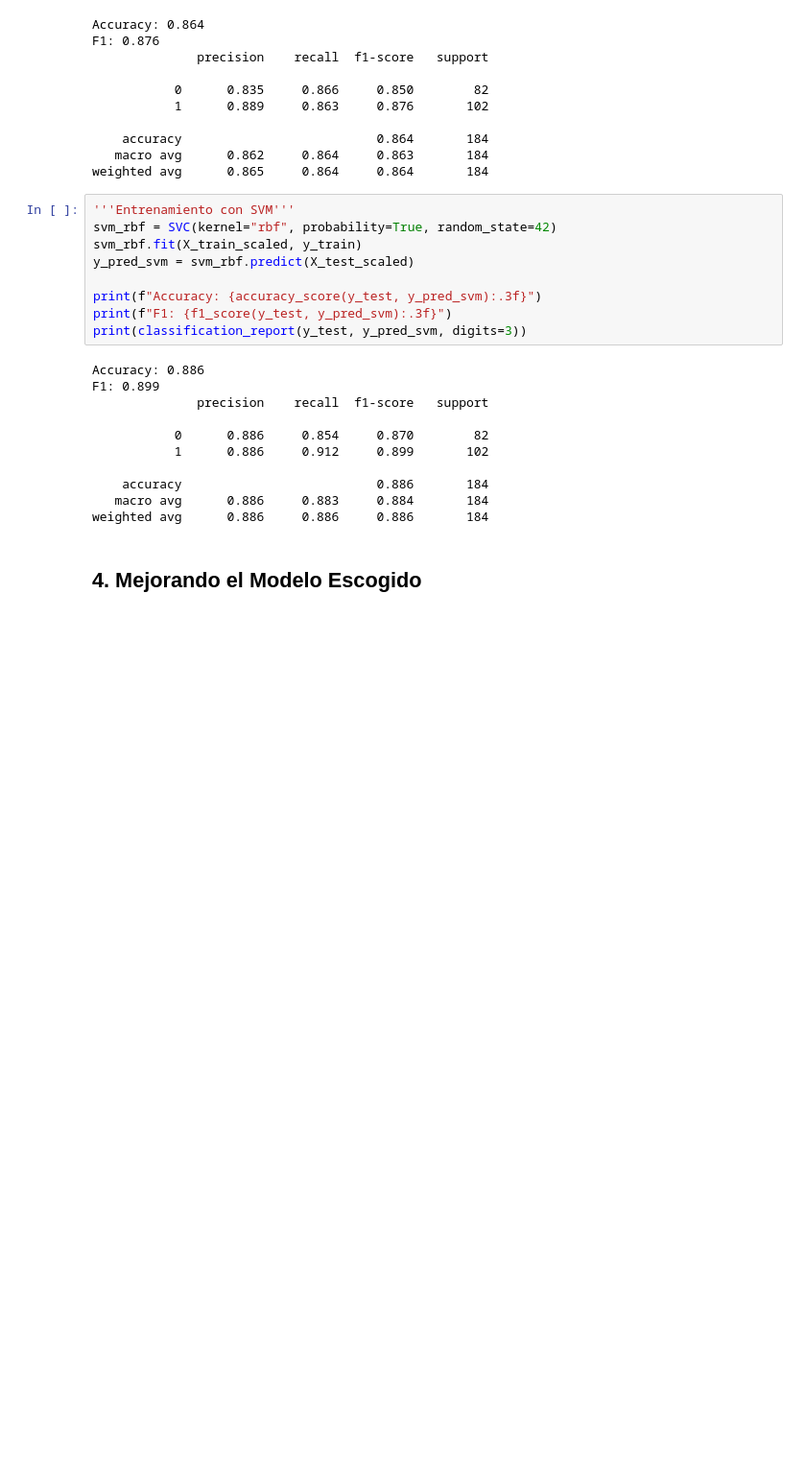
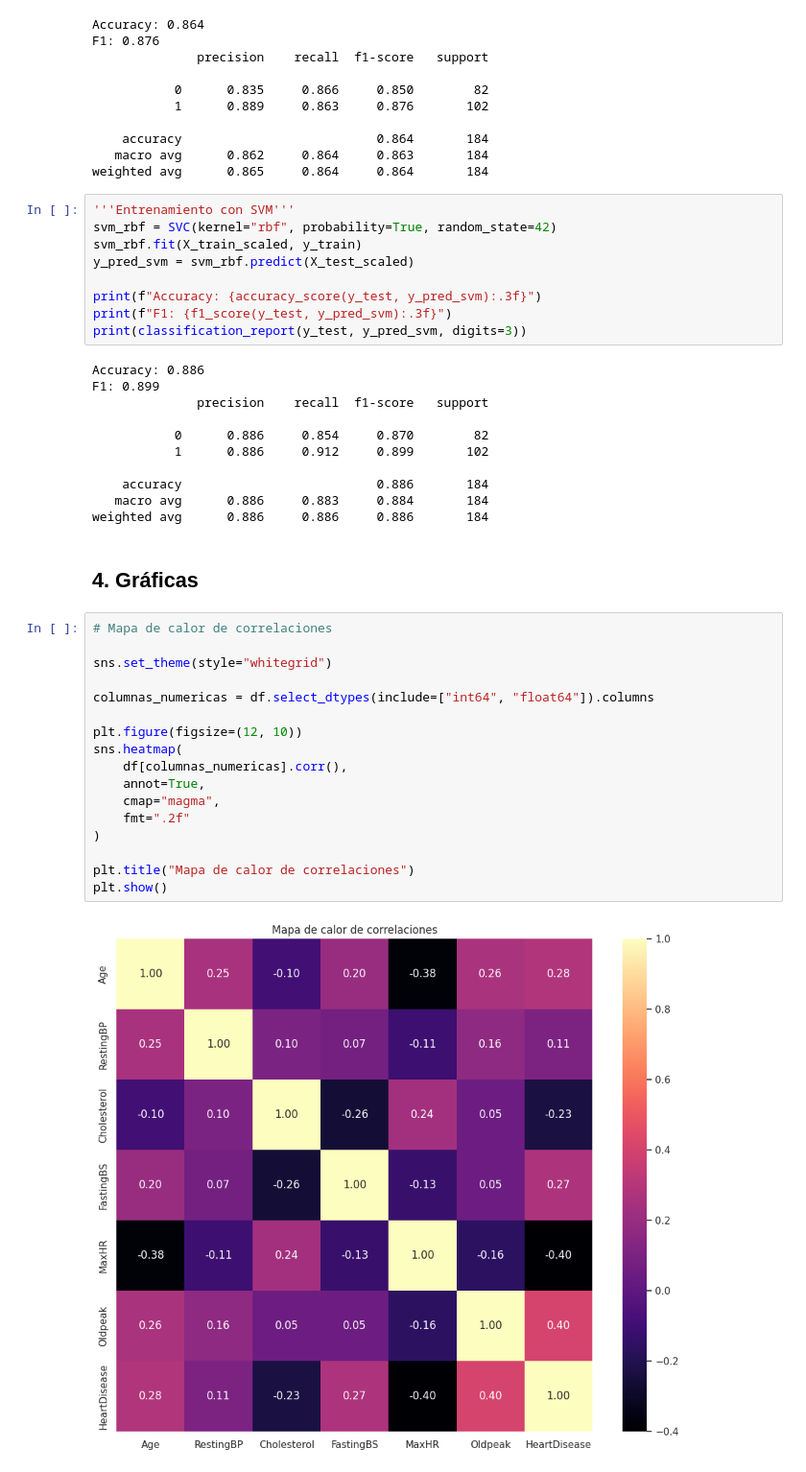
Before and after one commit to Xaiwu/heart-disease-prediction, a Jupyter notebook: notebooks/main.ipynb, the cells around one changed output. Shown at 96% size. Saved outputs shown, nothing was run; the diff lists cells and outputs as text; blank space fills up the shorter version.

Commit message:
Gráficas para los visualizar los datos listas

```diff
--- a/notebooks/main.ipynb
+++ b/notebooks/main.ipynb
@@ -225,4 +224,23 @@ F1: 0.899
    macro avg      0.886     0.883     0.884       184
 weighted avg      0.886     0.886     0.886       184
 # %% [markdown]
-## 4. Mejorando el Modelo Escogido
+## 4. Gráficas
+# %%
+# Mapa de calor de correlaciones
+
+sns.set_theme(style="whitegrid")
+
+columnas_numericas = df.select_dtypes(include=["int64", "float64"]).columns
+
+plt.figure(figsize=(12, 10))
+sns.heatmap(
+    df[columnas_numericas].corr(),
+    annot=True,
+    cmap="magma",
+    fmt=".2f"
+)
+
+plt.title("Mapa de calor de correlaciones")
+plt.show()
+# %% [output]
+[figure, added]
```
Also changed, not shown: parts of 10 cells of this notebook.
